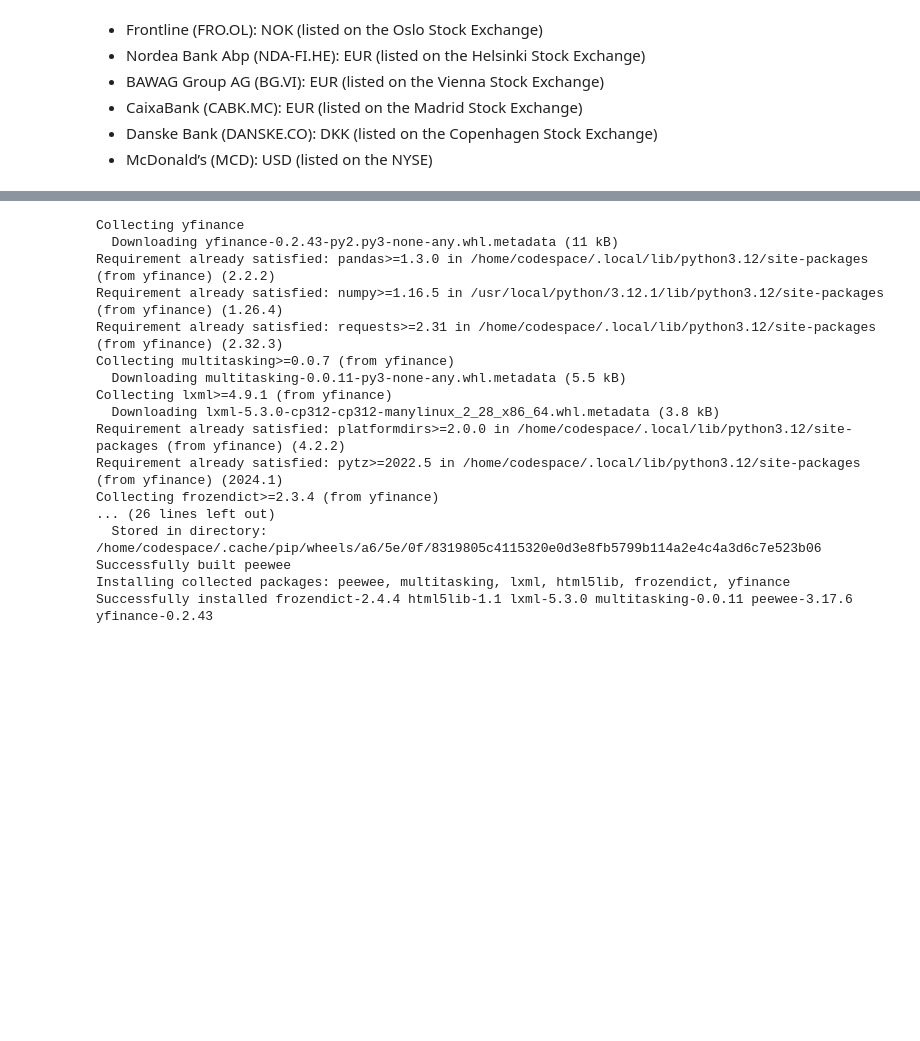
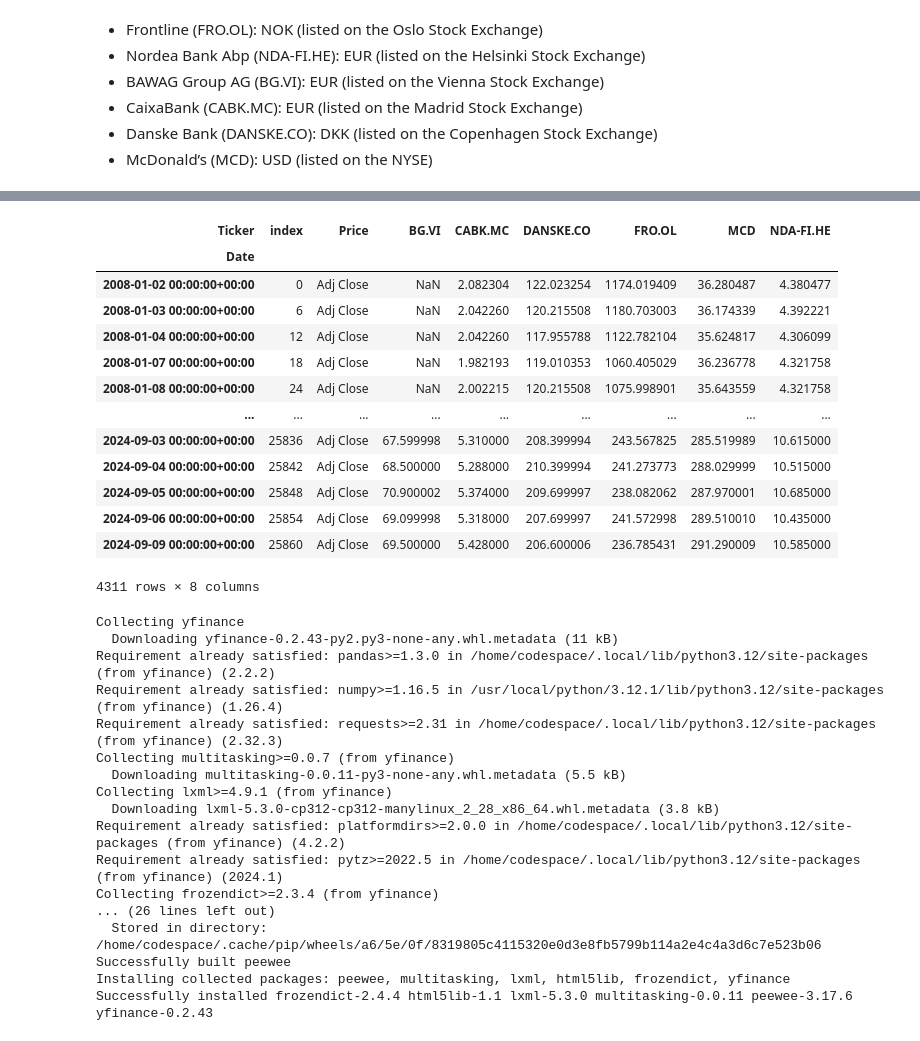
Before and after one commit to plexion/ModernPortfolioTheory, a Jupyter notebook: ModernPortfolioTheory copy.ipynb, the cells around one changed output, grey strips where cells are left out. Saved outputs shown, nothing was run; the diff lists cells and outputs as text; code cells hidden in the pictures; blank space fills up the shorter version.

```diff
--- a/ModernPortfolioTheory copy.ipynb
+++ b/ModernPortfolioTheory copy.ipynb
@@ -128,0 +121,2 @@ Date
+# %%
+data_reset=data.stack(level=0).reset_index()
@@ -128,0 +153,5 @@ Date
+# %%
+display(data_reset[['Date', 'Price', 'BG.VI', 'CABK.MC', 'DANSKE.CO', 'FRO.OL', 'MCD', 'NDA-FI.HE']].query('Price == "Adj Close"').head())
+newdata=data_reset[['Date', 'Price', 'BG.VI', 'CABK.MC', 'DANSKE.CO', 'FRO.OL', 'MCD', 'NDA-FI.HE']].query('Price == "Adj Close"')
+newdata_reset=newdata.set_index('Date', drop = True)
+display(newdata_reset[['Date', 'Price', 'BG.VI']])
@@ -129,3 +166,21 @@ Date
+# %%
+newdata_reset.set_index('Date', inplace=True)
+display(newdata_reset)
+# %% [output]
+| Ticker | index | Price | BG.VI | CABK.MC | DANSKE.CO | FRO.OL | MCD | NDA-FI.HE |
+| Date |  |  |  |  |  |  |  |  |
+| 2008-01-02 00:00:00+00:00 | 0 | Adj Close | NaN | 2.082304 | 122.023254 | 1174.019409 | 36.280487 | 4.380477 |
+| 2008-01-03 00:00:00+00:00 | 6 | Adj Close | NaN | 2.042260 | 120.215508 | 1180.703003 | 36.174339 | 4.392221 |
+| 2008-01-04 00:00:00+00:00 | 12 | Adj Close | NaN | 2.042260 | 117.955788 | 1122.782104 | 35.624817 | 4.306099 |
+| 2008-01-07 00:00:00+00:00 | 18 | Adj Close | NaN | 1.982193 | 119.010353 | 1060.405029 | 36.236778 | 4.321758 |
+| 2008-01-08 00:00:00+00:00 | 24 | Adj Close | NaN | 2.002215 | 120.215508 | 1075.998901 | 35.643559 | 4.321758 |
+| ... | ... | ... | ... | ... | ... | ... | ... | ... |
+| 2024-09-03 00:00:00+00:00 | 25836 | Adj Close | 67.599998 | 5.310000 | 208.399994 | 243.567825 | 285.519989 | 10.615000 |
+| 2024-09-04 00:00:00+00:00 | 25842 | Adj Close | 68.500000 | 5.288000 | 210.399994 | 241.273773 | 288.029999 | 10.515000 |
+| 2024-09-05 00:00:00+00:00 | 25848 | Adj Close | 70.900002 | 5.374000 | 209.699997 | 238.082062 | 287.970001 | 10.685000 |
+| 2024-09-06 00:00:00+00:00 | 25854 | Adj Close | 69.099998 | 5.318000 | 207.699997 | 241.572998 | 289.510010 | 10.435000 |
+| 2024-09-09 00:00:00+00:00 | 25860 | Adj Close | 69.500000 | 5.428000 | 206.600006 | 236.785431 | 291.290009 | 10.585000 |
+4311 rows × 8 columns
 # %%
 !pip install yfinance
 # %% [output]
```
Also changed, not shown: parts of 5 cells of this notebook.
